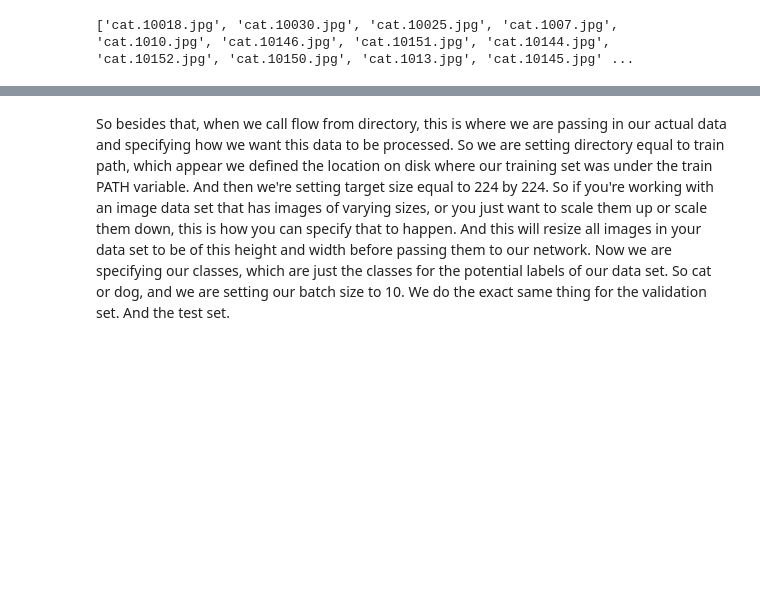
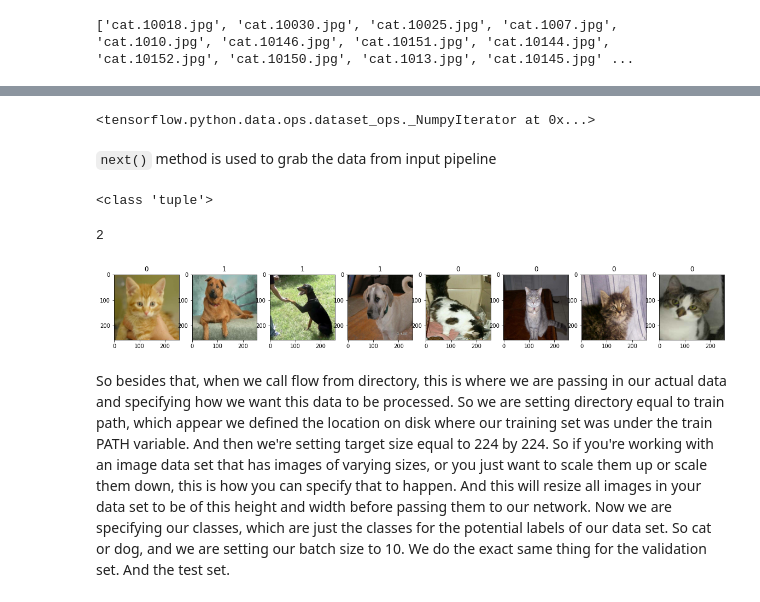
Before and after one commit to vkjadon/tf-CNN, a Jupyter notebook: tf203-dogsvscats.ipynb, the cells around one changed output, grey strips where cells are left out. Drawn from its saved outputs; the diff is of its cells as text; code cells hidden in the pictures; blank space fills up the shorter version.

```diff
--- a/tf203-dogsvscats.ipynb
+++ b/tf203-dogsvscats.ipynb
@@ -70,0 +75,2 @@ cat.9937.jpg
+# %%
+data = tf.keras.utils.image_dataset_from_directory(data_dir)
@@ -71,3 +85,30 @@ cat.9937.jpg
+# %%
+data_iterator = data.as_numpy_iterator()
+# %%
+data_iterator
+# %% [output]
+<tensorflow.python.data.ops.dataset_ops._NumpyIterator at 0x...>
+# %% [markdown]
+`next()` method is used to grab the data from input pipeline
+# %%
+data_batch = data_iterator.next()
+# %%
+print(type(data_batch))
+len(data_batch)
+#print(data_batch[0])
+#print(data_batch[1])
+#print(data_batch[0][0])
+#print(data_batch)
+# %% [output]
+<class 'tuple'>
+2
+# %%
+fig, ax = plt.subplots(ncols=8, figsize=(20,20))
+for idx, img in enumerate(data_batch[0][:8]):
+    ax[idx].imshow(img.astype(int))
+    ax[idx].title.set_text(data_batch[1][idx])
+# %% [output]
+[figure, added]
 # %%
 batch_size = 32
 img_height = 224
```
Also changed, not shown: parts of 9 cells of this notebook.
